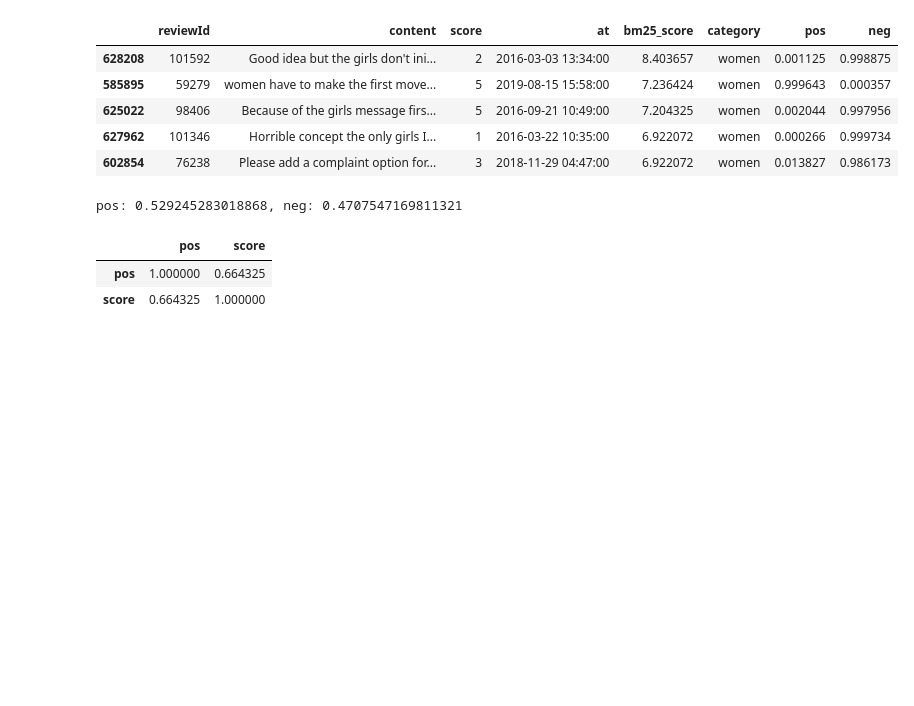
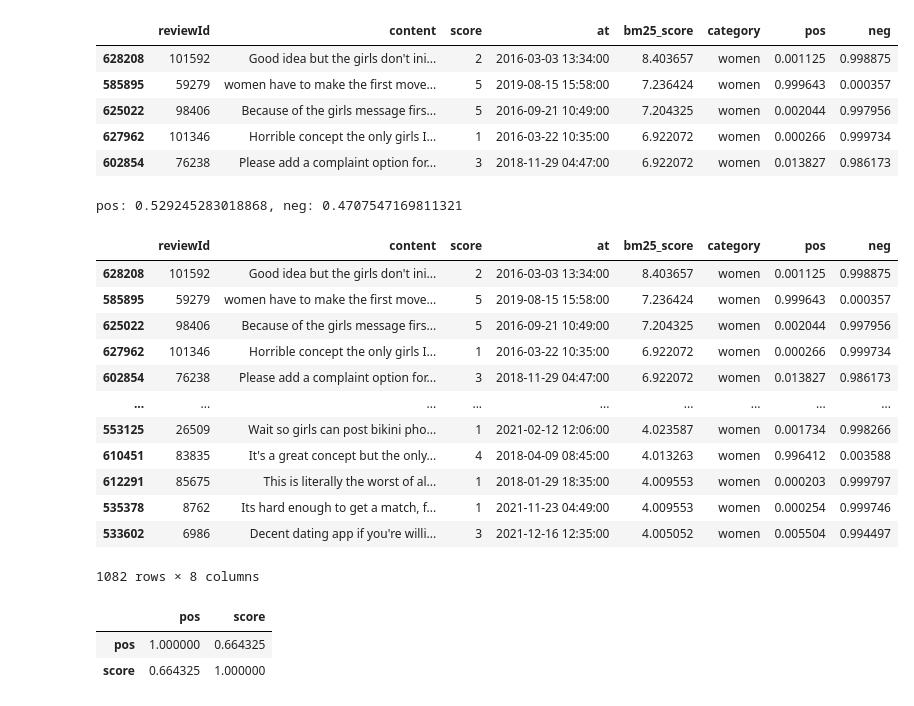
Before and after one commit to aleceress/datingapp_sentiment, a Jupyter notebook: bm25_bert.ipynb, the cells around one changed output. Drawn from its saved outputs; the diff is of its cells as text; code cells hidden in the pictures; blank space fills up the shorter version.

```diff
--- a/bm25_bert.ipynb
+++ b/bm25_bert.ipynb
@@ -463,6 +500,22 @@ print(f"pos: {pos}, neg: {neg}")
 aspects_polarity  = save_results("bumble", "women", aspects_polarity, pos, neg)
 # %% [output]
 pos: 0.529245283018868, neg: 0.4707547169811321
+# %%
+women_polarities
+# %% [output]
+|  | reviewId | content | score | at | bm25_score | category | pos | neg |
+| 628208 | 101592 | Good idea but the girls don't ini... | 2 | 2016-03-03 13:34:00 | 8.403657 | women | 0.001125 | 0.998875 |
+| 585895 | 59279 | women have to make the first move... | 5 | 2019-08-15 15:58:00 | 7.236424 | women | 0.999643 | 0.000357 |
+| 625022 | 98406 | Because of the girls message firs... | 5 | 2016-09-21 10:49:00 | 7.204325 | women | 0.002044 | 0.997956 |
+| 627962 | 101346 | Horrible concept the only girls I... | 1 | 2016-03-22 10:35:00 | 6.922072 | women | 0.000266 | 0.999734 |
+| 602854 | 76238 | Please add a complaint option for... | 3 | 2018-11-29 04:47:00 | 6.922072 | women | 0.013827 | 0.986173 |
+| ... | ... | ... | ... | ... | ... | ... | ... | ... |
+| 553125 | 26509 | Wait so girls can post bikini pho... | 1 | 2021-02-12 12:06:00 | 4.023587 | women | 0.001734 | 0.998266 |
+| 610451 | 83835 | It's a great concept but the only... | 4 | 2018-04-09 08:45:00 | 4.013263 | women | 0.996412 | 0.003588 |
+| 612291 | 85675 | This is literally the worst of al... | 1 | 2018-01-29 18:35:00 | 4.009553 | women | 0.000203 | 0.999797 |
+| 535378 | 8762 | Its hard enough to get a match, f... | 1 | 2021-11-23 04:49:00 | 4.009553 | women | 0.000254 | 0.999746 |
+| 533602 | 6986 | Decent dating app if you're willi... | 3 | 2021-12-16 12:35:00 | 4.005052 | women | 0.005504 | 0.994497 |
+1082 rows × 8 columns
 # %%
 women_polarities[["pos", "score"]].corr()
 # %% [output]
```
Also changed, not shown: parts of 6 cells of this notebook, 6 other files.
